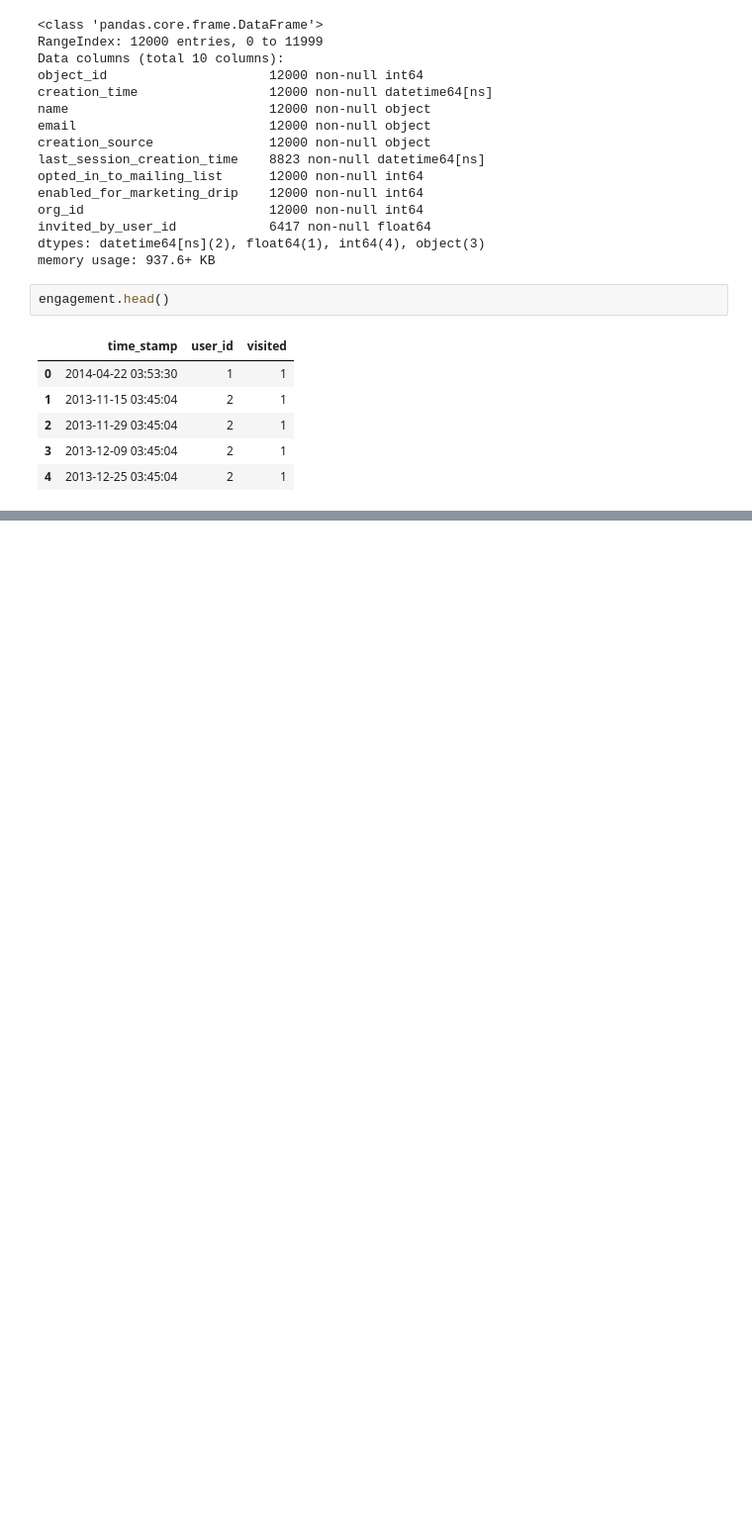
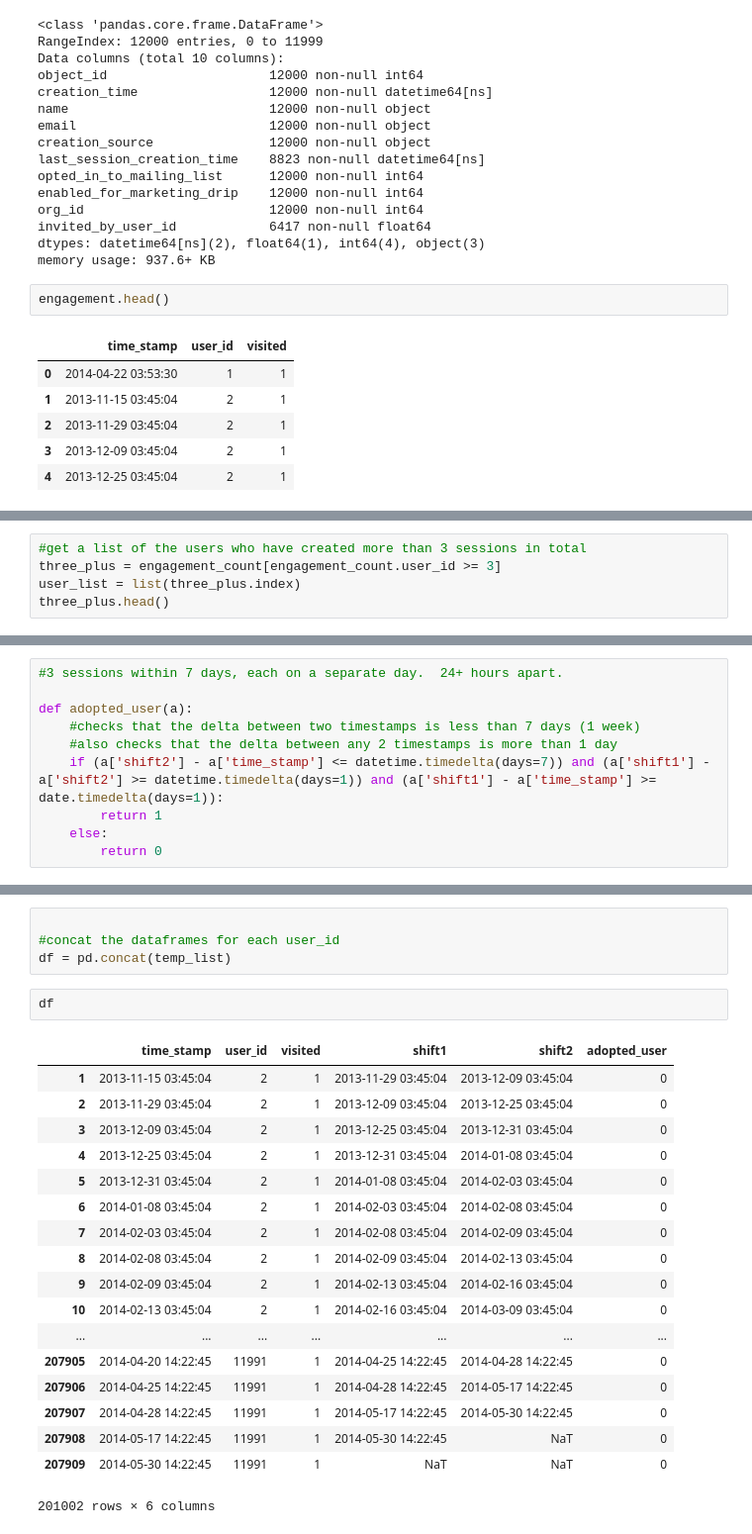
Before and after one commit to mightysquirrely/Springboard-Mini-Projects, a Jupyter notebook: take_home_challenge_relax.ipynb, the cells around one changed output, grey strips where cells are left out. Shown: that part at 99% size. Saved outputs shown, nothing was run; the diff lists cells and outputs as text; blank space fills up the shorter version.

```diff
--- a/take_home_challenge_relax.ipynb
+++ b/take_home_challenge_relax.ipynb
@@ -87,0 +103,5 @@ from sklearn.metrics import accuracy_score
+# %%
+#get a list of the users who have created more than 3 sessions in total
+three_plus = engagement_count[engagement_count.user_id >= 3]
+user_list = list(three_plus.index)
+three_plus.head()
@@ -87,0 +115,10 @@ from sklearn.metrics import accuracy_score
+# %%
+#3 sessions within 7 days, each on a separate day.  24+ hours apart.
+
+def adopted_user(a):
+    #checks that the delta between two timestamps is less than 7 days (1 week)
+    #also checks that the delta between any 2 timestamps is more than 1 day
+    if (a['shift2'] - a['time_stamp'] <= datetime.timedelta(days=7)) and (a['shift1'] - a['shift2'] >= datetime.timedelta(days=1)) and (a['shift1'] - a['time_stamp'] >= date.timedelta(days=1)):
+        return 1
+    else:
+        return 0
@@ -87,0 +156,25 @@ from sklearn.metrics import accuracy_score
+# %%
+
+#concat the dataframes for each user_id
+df = pd.concat(temp_list)
+# %%
+df
+# %% [output]
+|  | time_stamp | user_id | visited | shift1 | shift2 | adopted_user |
+| 1 | 2013-11-15 03:45:04 | 2 | 1 | 2013-11-29 03:45:04 | 2013-12-09 03:45:04 | 0 |
+| 2 | 2013-11-29 03:45:04 | 2 | 1 | 2013-12-09 03:45:04 | 2013-12-25 03:45:04 | 0 |
+| 3 | 2013-12-09 03:45:04 | 2 | 1 | 2013-12-25 03:45:04 | 2013-12-31 03:45:04 | 0 |
+| 4 | 2013-12-25 03:45:04 | 2 | 1 | 2013-12-31 03:45:04 | 2014-01-08 03:45:04 | 0 |
+| 5 | 2013-12-31 03:45:04 | 2 | 1 | 2014-01-08 03:45:04 | 2014-02-03 03:45:04 | 0 |
+| 6 | 2014-01-08 03:45:04 | 2 | 1 | 2014-02-03 03:45:04 | 2014-02-08 03:45:04 | 0 |
+| 7 | 2014-02-03 03:45:04 | 2 | 1 | 2014-02-08 03:45:04 | 2014-02-09 03:45:04 | 0 |
+| 8 | 2014-02-08 03:45:04 | 2 | 1 | 2014-02-09 03:45:04 | 2014-02-13 03:45:04 | 0 |
+| 9 | 2014-02-09 03:45:04 | 2 | 1 | 2014-02-13 03:45:04 | 2014-02-16 03:45:04 | 0 |
+| 10 | 2014-02-13 03:45:04 | 2 | 1 | 2014-02-16 03:45:04 | 2014-03-09 03:45:04 | 0 |
+| ... | ... | ... | ... | ... | ... | ... |
+| 207905 | 2014-04-20 14:22:45 | 11991 | 1 | 2014-04-25 14:22:45 | 2014-04-28 14:22:45 | 0 |
+| 207906 | 2014-04-25 14:22:45 | 11991 | 1 | 2014-04-28 14:22:45 | 2014-05-17 14:22:45 | 0 |
+| 207907 | 2014-04-28 14:22:45 | 11991 | 1 | 2014-05-17 14:22:45 | 2014-05-30 14:22:45 | 0 |
+| 207908 | 2014-05-17 14:22:45 | 11991 | 1 | 2014-05-30 14:22:45 | NaT | 0 |
+| 207909 | 2014-05-30 14:22:45 | 11991 | 1 | NaT | NaT | 0 |
+201002 rows × 6 columns
```
Also changed, not shown: parts of 22 cells of this notebook.
